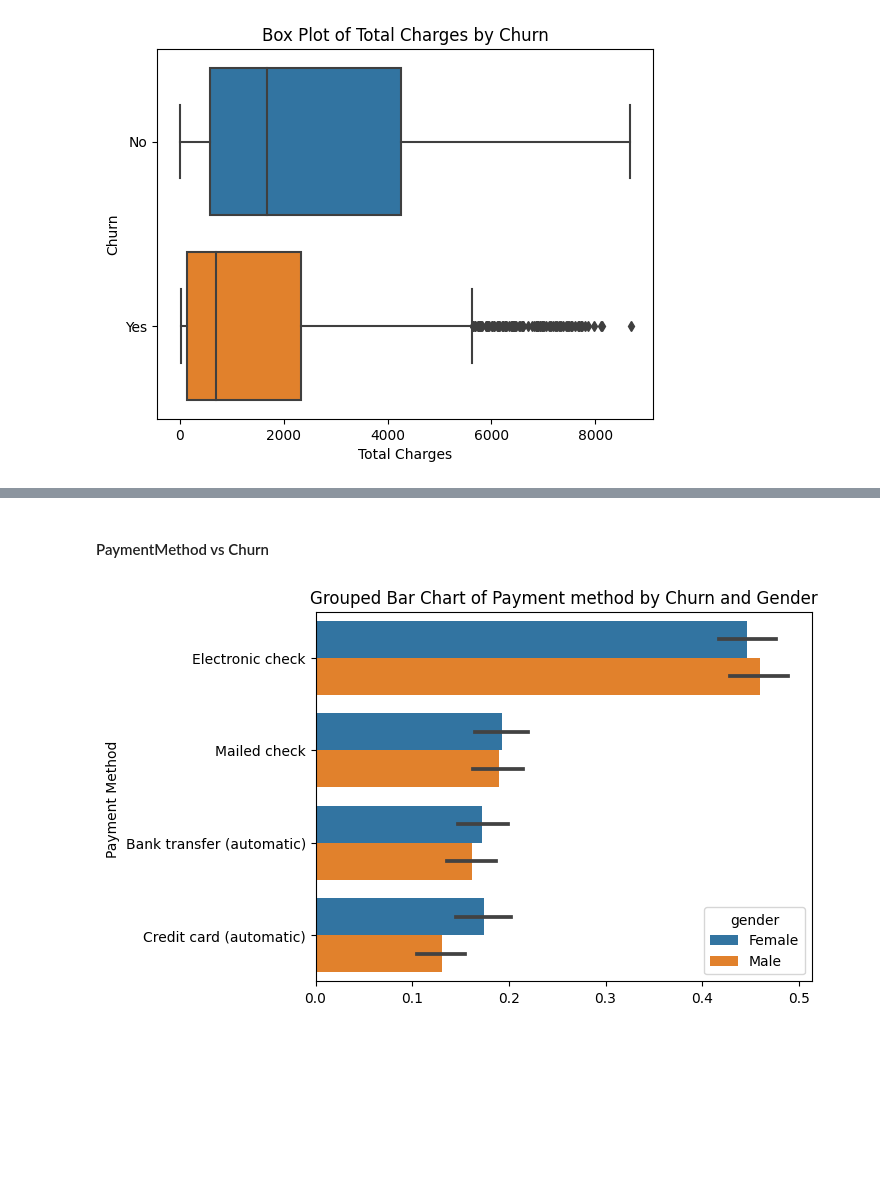
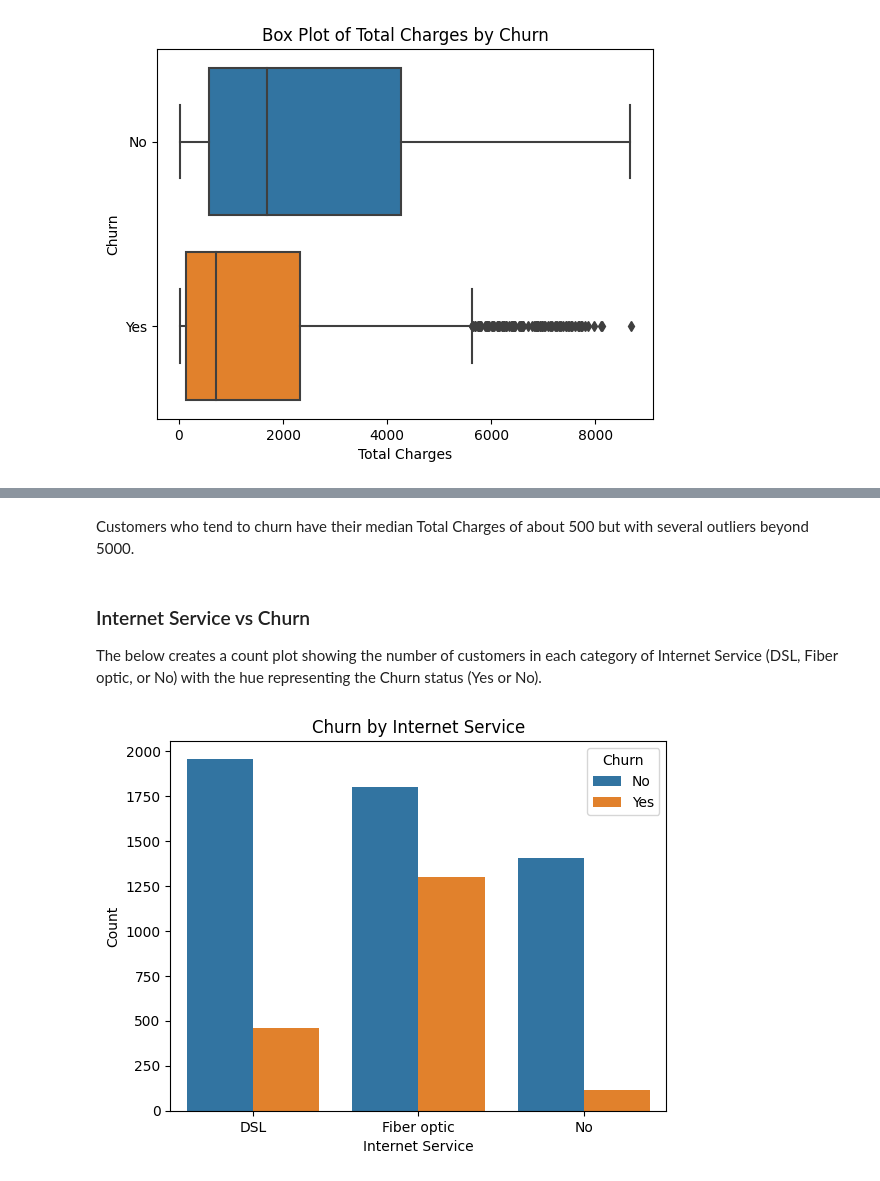
Before and after one commit to Jauloma/GIT_LP3, a Jupyter notebook: Code/Customer Churn_LP3.ipynb, the cells around one changed output, grey strips where cells are left out. Cells and saved outputs as stored; diff of their text form; code cells hidden in the pictures; blank space fills up the shorter version.

```diff
--- a/Code/Customer Churn_LP3.ipynb
+++ b/Code/Customer Churn_LP3.ipynb
@@ -482,6 +743,0 @@ plt.show()
-# %%
-# replace missing values in 'TotalCharges' column with 0.0
-df_telco_cust['TotalCharges'] = df_telco_cust['TotalCharges'].replace(' ', '0.0')
-
-# convert 'TotalCharges' column to a float data type
-df_telco_cust['TotalCharges'] = df_telco_cust['TotalCharges'].astype(float)
@@ -503,2 +763,0 @@ plt.show()
-# %%
-df_telco_cust['Churn_num'] = df_telco_cust['Churn'].map(mapping)
@@ -518,15 +764,13 @@ plt.show()
-# %% [markdown]
-#### PaymentMethod vs Churn
-# %%
-# create a grouped bar chart using barplot() function
-sns.barplot(x="Churn_num", y="PaymentMethod", hue="gender", data=df_telco_cust)
-
-# set x-axis and y-axis labels and plot title
-plt.xlabel("")
-plt.ylabel("Payment Method ")
-plt.title("Grouped Bar Chart of Payment method by Churn and Gender")
-
-# display the plot
-plt.show()
-# %% [output]
-[figure, removed]
+# %% [markdown]
+Customers who tend to churn have their median Total Charges of about 500 but with several outliers beyond 5000.
+# %% [markdown]
+### Internet Service vs Churn
+The below creates a count plot showing the number of customers in each category of Internet Service (DSL, Fiber optic, or No) with the hue representing the Churn status (Yes or No).
+# %%
+sns.countplot(data=df_telco_cust, x='InternetService', hue='Churn')
+plt.xlabel("Internet Service")
+plt.ylabel("Count")
+plt.title("Churn by Internet Service")
+plt.show()
+# %% [output]
+[figure, added]
```
Also changed, not shown: parts of 132 cells of this notebook.
